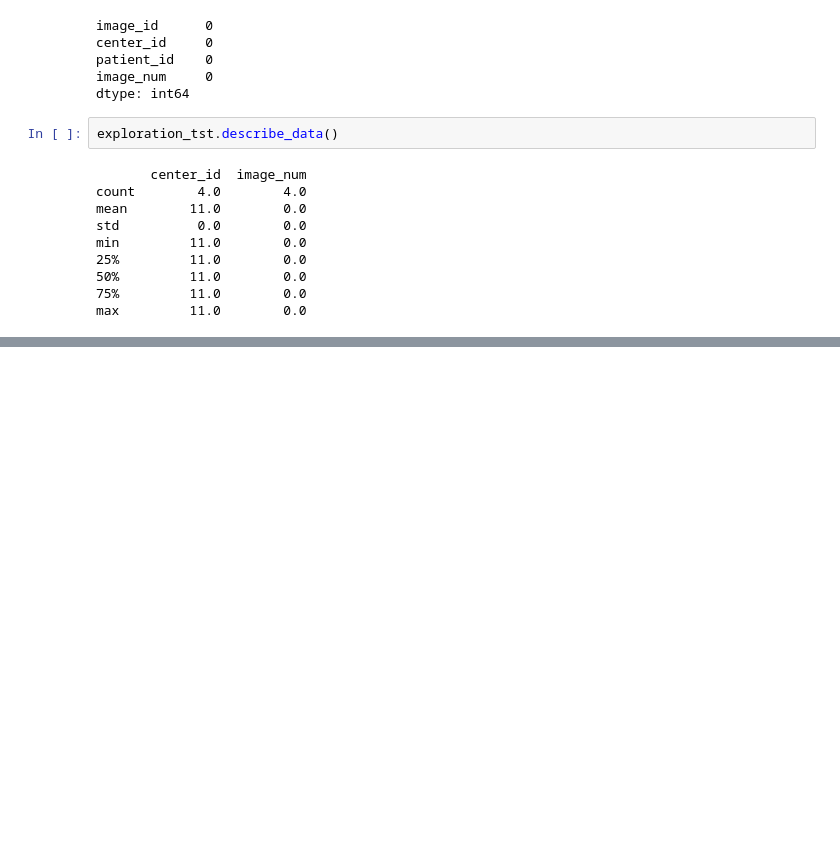
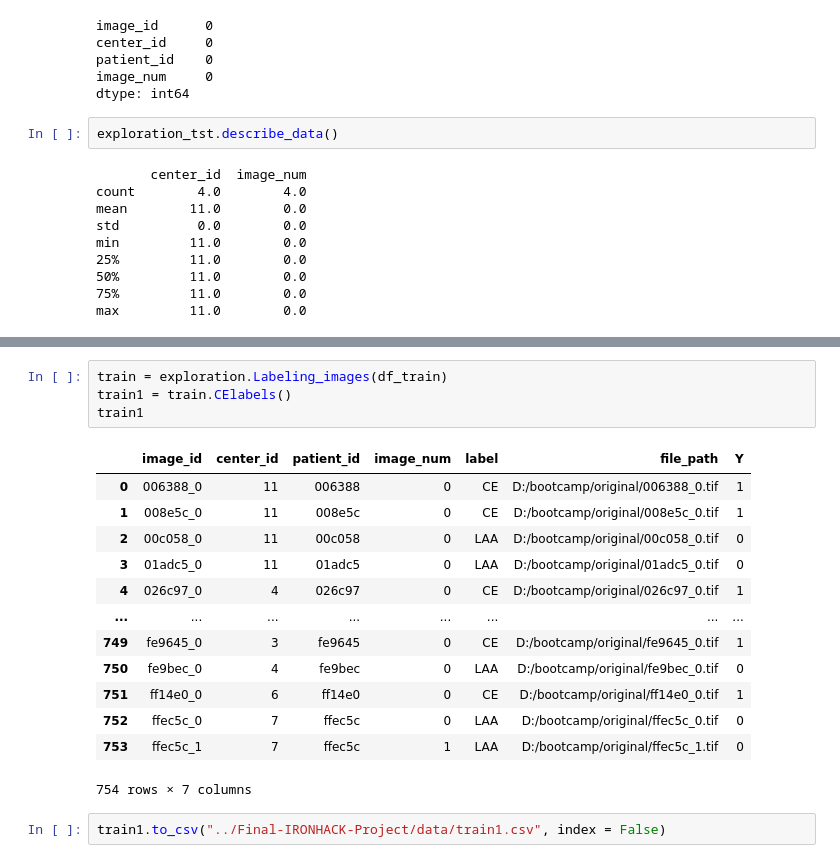
Before and after one commit to sarabenitezinglott/Final-IRONHACK-Project, a Jupyter notebook: exploratory.ipynb, the cells around one changed output, grey strips where cells are left out. Drawn from its saved outputs; the diff is of its cells as text; blank space fills up the shorter version.

```diff
--- a/exploratory.ipynb
+++ b/exploratory.ipynb
@@ -171,0 +202,20 @@ max         11.0        0.0
+# %%
+train = exploration.Labeling_images(df_train)
+train1 = train.CElabels()
+train1
+# %% [output]
+|  | image_id | center_id | patient_id | image_num | label | file_path | Y |
+| 0 | 006388_0 | 11 | 006388 | 0 | CE | D:/bootcamp/original/006388_0.tif | 1 |
+| 1 | 008e5c_0 | 11 | 008e5c | 0 | CE | D:/bootcamp/original/008e5c_0.tif | 1 |
+| 2 | 00c058_0 | 11 | 00c058 | 0 | LAA | D:/bootcamp/original/00c058_0.tif | 0 |
+| 3 | 01adc5_0 | 11 | 01adc5 | 0 | LAA | D:/bootcamp/original/01adc5_0.tif | 0 |
+| 4 | 026c97_0 | 4 | 026c97 | 0 | CE | D:/bootcamp/original/026c97_0.tif | 1 |
+| ... | ... | ... | ... | ... | ... | ... | ... |
+| 749 | fe9645_0 | 3 | fe9645 | 0 | CE | D:/bootcamp/original/fe9645_0.tif | 1 |
+| 750 | fe9bec_0 | 4 | fe9bec | 0 | LAA | D:/bootcamp/original/fe9bec_0.tif | 0 |
+| 751 | ff14e0_0 | 6 | ff14e0 | 0 | CE | D:/bootcamp/original/ff14e0_0.tif | 1 |
+| 752 | ffec5c_0 | 7 | ffec5c | 0 | LAA | D:/bootcamp/original/ffec5c_0.tif | 0 |
+| 753 | ffec5c_1 | 7 | ffec5c | 1 | LAA | D:/bootcamp/original/ffec5c_1.tif | 0 |
+754 rows × 7 columns
+# %%
+train1.to_csv("../Final-IRONHACK-Project/data/train1.csv", index = False)
```
Also changed, not shown: parts of 4 cells of this notebook, 6 other files.
